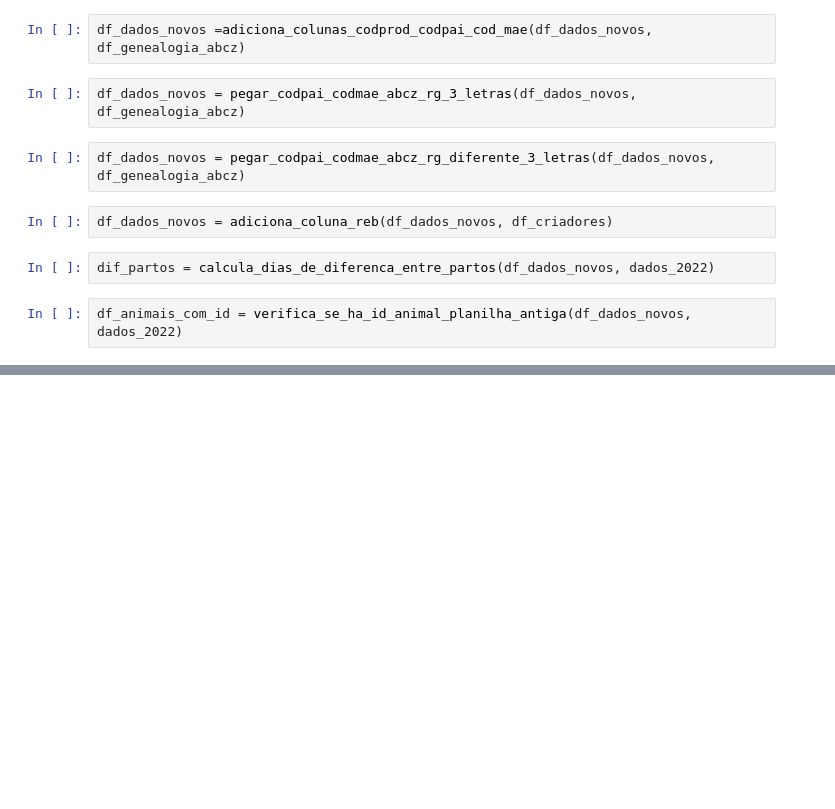
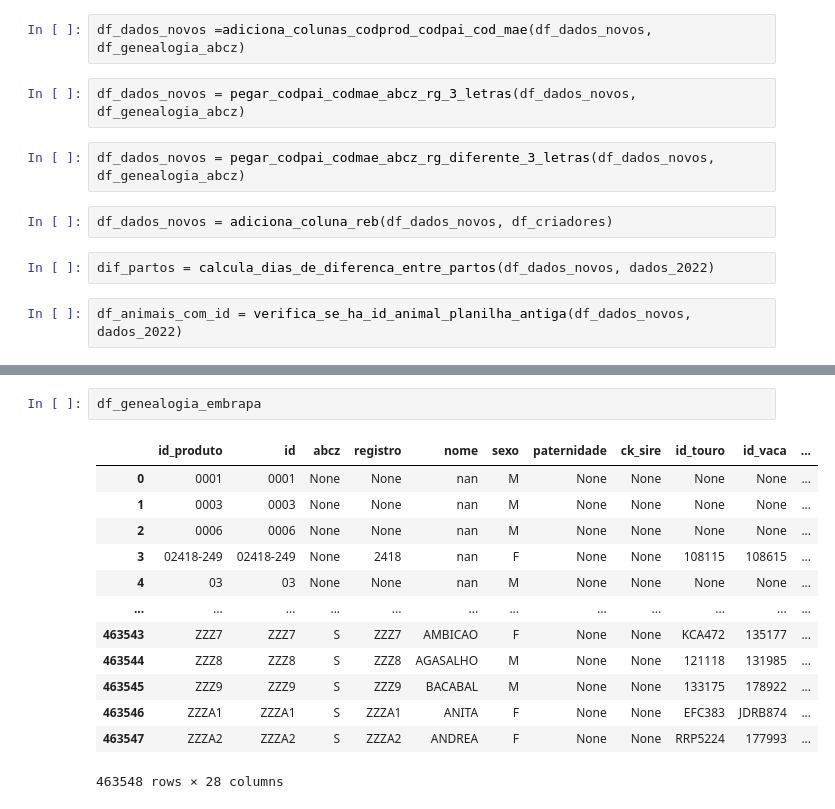
Before and after one commit to macheuz/dados_PNMGL, a Jupyter notebook: reescrevendoBKP.ipynb, the cells around one changed output, grey strips where cells are left out. Drawn from its saved outputs; the diff is of its cells as text; blank space fills up the shorter version.

```diff
--- a/reescrevendoBKP.ipynb
+++ b/reescrevendoBKP.ipynb
@@ -336,0 +418,16 @@ df_animais_sem_id
+# %%
+df_genealogia_embrapa
+# %% [output]
+|  | id_produto | id | abcz | registro | nome | sexo | paternidade | ck_sire | id_touro | id_vaca | ... |
+| 0 | 0001 | 0001 | None | None | nan | M | None | None | None | None | ... |
+| 1 | 0003 | 0003 | None | None | nan | M | None | None | None | None | ... |
+| 2 | 0006 | 0006 | None | None | nan | M | None | None | None | None | ... |
+| 3 | 02418-249 | 02418-249 | None | 2418 | nan | F | None | None | 108115 | 108615 | ... |
+| 4 | 03 | 03 | None | None | nan | M | None | None | None | None | ... |
+| ... | ... | ... | ... | ... | ... | ... | ... | ... | ... | ... | ... |
+| 463543 | ZZZ7 | ZZZ7 | S | ZZZ7 | AMBICAO | F | None | None | KCA472 | 135177 | ... |
+| 463544 | ZZZ8 | ZZZ8 | S | ZZZ8 | AGASALHO | M | None | None | 121118 | 131985 | ... |
+| 463545 | ZZZ9 | ZZZ9 | S | ZZZ9 | BACABAL | M | None | None | 133175 | 178922 | ... |
+| 463546 | ZZZA1 | ZZZA1 | S | ZZZA1 | ANITA | F | None | None | EFC383 | JDRB874 | ... |
+| 463547 | ZZZA2 | ZZZA2 | S | ZZZA2 | ANDREA | F | None | None | RRP5224 | 177993 | ... |
+463548 rows × 28 columns
```
Also changed, not shown: parts of 28 cells of this notebook, 1 other file.
